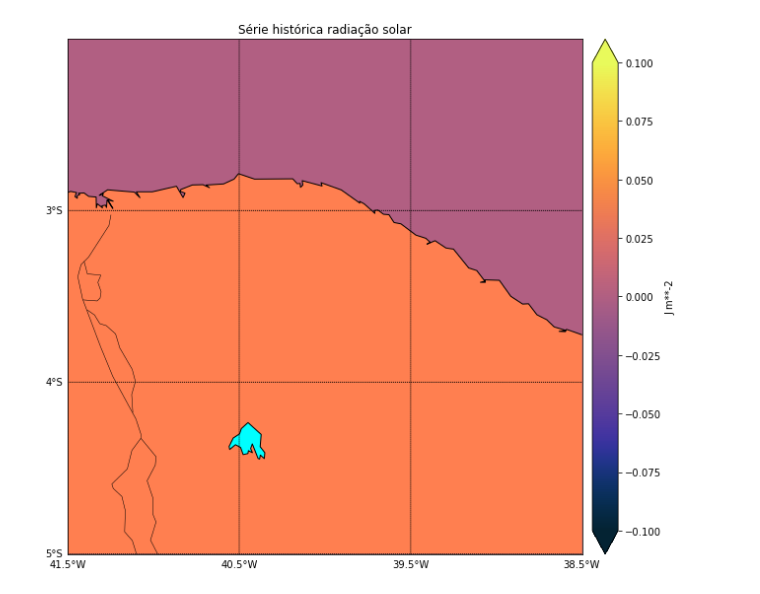
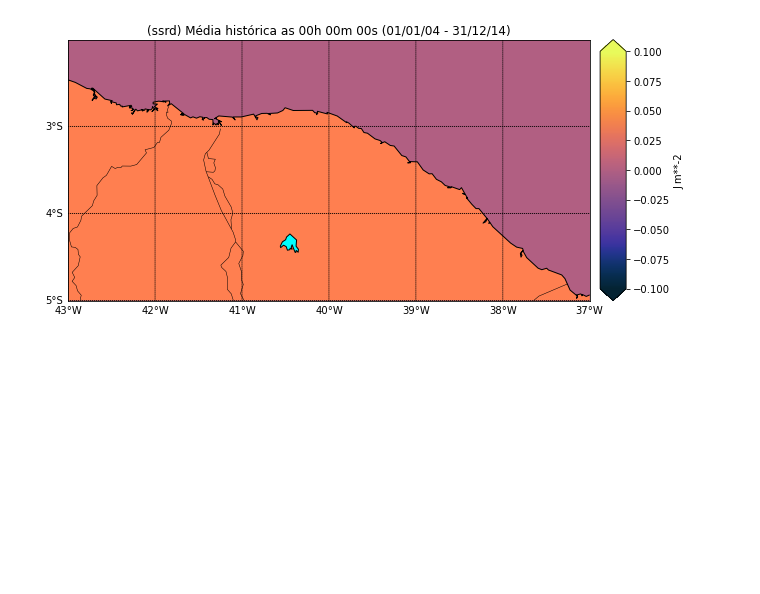
Before and after one commit to luizmariz/opendap-playground, a Jupyter notebook: eras.ipynb, the cells around one changed output. Saved outputs shown, nothing was run; the diff lists cells and outputs as text; code cells hidden in the pictures; blank space fills up the shorter version.

Commit message:
feat: eras dataset simple graph generator

```diff
--- a/eras.ipynb
+++ b/eras.ipynb
@@ -11,7 +11,6 @@ from datetime import datetime
 from datetime import timedelta
 from mpl_toolkits.basemap import Basemap
 
-
 url = "ERA5_hdsl_02_05S_37_43W_2004_2014_u_v_swh_r.nc"
 
 print("==== {} ====".format(url))
@@ -24,11 +23,11 @@ for variable in dataset.variables:
     print(variable)
 
 times = dataset.variables["time"][:]
-print("\n==== tempos ====\n", times, dataset.variables["time"].size, dataset.variables["time"].units)
 initial_date = datetime(1900, 1, 1, 0, 0, 0, 0)
-# for time in times:
-    # print(initial_date+timedelta(hours=int(time)))
-
+initial_time = initial_date + timedelta(hours=int(dataset.variables["time"][0]))
+end_time = initial_date + timedelta(hours=int(dataset.variables["time"][-1]))
+print("\n==== tempos ====\n", times, dataset.variables["time"].size,"items (", dataset.variables["time"].units, ")")
+print("De {0} até {1}".format(initial_time, end_time))
 
 lats = dataset.variables["latitude"][:]
 lons = dataset.variables["longitude"][:]
@@ -36,52 +35,74 @@ print("\n==== latitudes e longitudes ====")
 print("lats({0}): ".format(dataset.variables["latitude"].units), lats)
 print("lons({0}): ".format(dataset.variables["longitude"].units), lons)
 
-lon_min = lons[6:19].min()
-lon_max = lons[6:19].max()
+# 3x3 centered
+# lon_min = lons[6:19].min()
+# lon_max = lons[6:19].max()
+lon_min = lons.min()
+lon_max = lons.max()
 lat_min = lats.min()
 lat_max = lats.max()
-print("\n==== setor ====")
+print("\n==== corte ====")
 print("lon(max -> min): ", lon_max, lon_min)
 print("lat(max -> min): ", lat_max, lat_min)
 
-print(np.squeeze(dataset.variables["ssrd"][4, :, :]))
+hourMap = {
+    0: "00h 00m 00s",
+    1: "06h 00m 00s",
+    2: "12h 00m 00s",
+    3: "18h 00m 00s"
+}
 
-arr = np.squeeze(dataset.variables["ssrd"][:])
-print(arr.shape)
-print(arr.reshape(int(dataset.variables["time"].size / 4), 4, 13, 25).mean(0))
+def generate_mean_matplot_for(variable):
+    for i in range(4):
+        plt.figure(figsize=(10, 10))
+        mp = Basemap(projection="mill", llcrnrlon=lon_min, urcrnrlon=lon_max, llcrnrlat=lat_min, urcrnrlat=lat_max, resolution='i')
 
-for i in range(4):
-    plt.figure(figsize=(10, 10))
-    mp = Basemap(projection="mill", llcrnrlon=lon_min, urcrnrlon=lon_max, llcrnrlat=lat_min, urcrnrlat=lat_max, resolution='i')
+        mp.drawcoastlines()
+        mp.drawstates()
+        mp.drawcountries()
+        mp.fillcontinents(color='coral', lake_color='aqua')
+        plt.title("({3}) Média histórica as {2} ({0} - {1})".format(initial_time.strftime("%d/%m/%y"), end_time.strftime("%d/%m/%y"), hourMap[i], variable))
 
-    mp.drawcoastlines()
-    mp.drawstates()
-    mp.drawcountries()
-    mp.fillcontinents(color='coral', lake_color='aqua')
-    plt.title("Série histórica radiação solar")
+        mp.drawparallels(np.arange(lat_min, lat_max), labels=[1, 0, 0, 0])
+        mp.drawmeridians(np.arange(lon_min, lon_max+.25), labels=[0, 0, 0, 1])
 
-    mp.drawparallels(np.arange(lat_min, lat_max), labels=[1, 0, 0, 0])
-    mp.drawmeridians(np.arange(lon_min, lon_max+.25), labels=[0, 0, 0, 1])
+        lon, lat = np.meshgrid(lons, lats)
+        x, y = mp(lon, lat)
 
-    lon, lat = np.meshgrid(lons, lats)
-    x, y = mp(lon, lat)
+        arr = np.squeeze(dataset.variables[variable][:])
+        arr.reshape(int(dataset.variables["time"].size / 4), 4, 13, 25).mean(0)
 
-    data_ssrd = arr[i, :, :]
-#     print('\n==== ssrd ====\n{}'.format(data_ssrd))
+        data = arr[i, :, :]
 
-    average_ssrd = np.average(data_ssrd)
-    print('\n==== média radiação solar ====\n{}'.format(average_ssrd))
+        average = np.average(data)
+        print('\n==== média {0} ====\n{1}'.format(variable, average))
 
-    upper_limit_ssrd = average_ssrd
-    lower_limit_ssrd = average_ssrd
+        upper_limit = average
+        lower_limit = average
 
-    color_ssrd = cmo.cm.thermal
-    color_scheme_ssrd = mp.pcolormesh(x, y, data_ssrd, cmap=color_ssrd, shading='auto', vmin=math.floor(lower_limit_ssrd), vmax=math.floor(upper_limit_ssrd))
+        color = cmo.cm.thermal
+        color_scheme = mp.pcolormesh(x, y, data, cmap=color, shading='auto', vmin=math.floor(lower_limit), vmax=math.floor(upper_limit))
 
-    color_bar_ssrd = mp.colorbar(color_scheme_ssrd, location='right', extend='both')
-    color_bar_ssrd.ax.set_ylabel(dataset.variables["ssrd"].units)
+        color_bar = mp.colorbar(color_scheme, location='right', extend='both')
+        color_bar.ax.set_ylabel(dataset.variables[variable].units)
 
-    plt.show()
+        cur_dir = os.path.abspath('')
+        new_path = cur_dir + '/maps_region_ERA5'
+        if not os.path.exists(new_path):
+            os.makedirs(new_path)
+
+            while True:
+                if os.path.exists(new_path):
+                    break
+                time.sleep(5)
+
+
+        plt.savefig(new_path + '/MEDIA_HISTORICA_{0}-{1}-{2}_{3}'.format(variable, initial_time.strftime("%d%m%y"), end_time.strftime("%d%m%y"), i))
+
+
+generate_mean_matplot_for("ssrd")
+generate_mean_matplot_for("swh")
 
 dataset.close()
 # %% [output]
@@ -107 +142 @@ longitude
-[figure, old version]
+[figure, new version]
```
Also changed, not shown: parts of 1 cell of this notebook, 4 other files.
